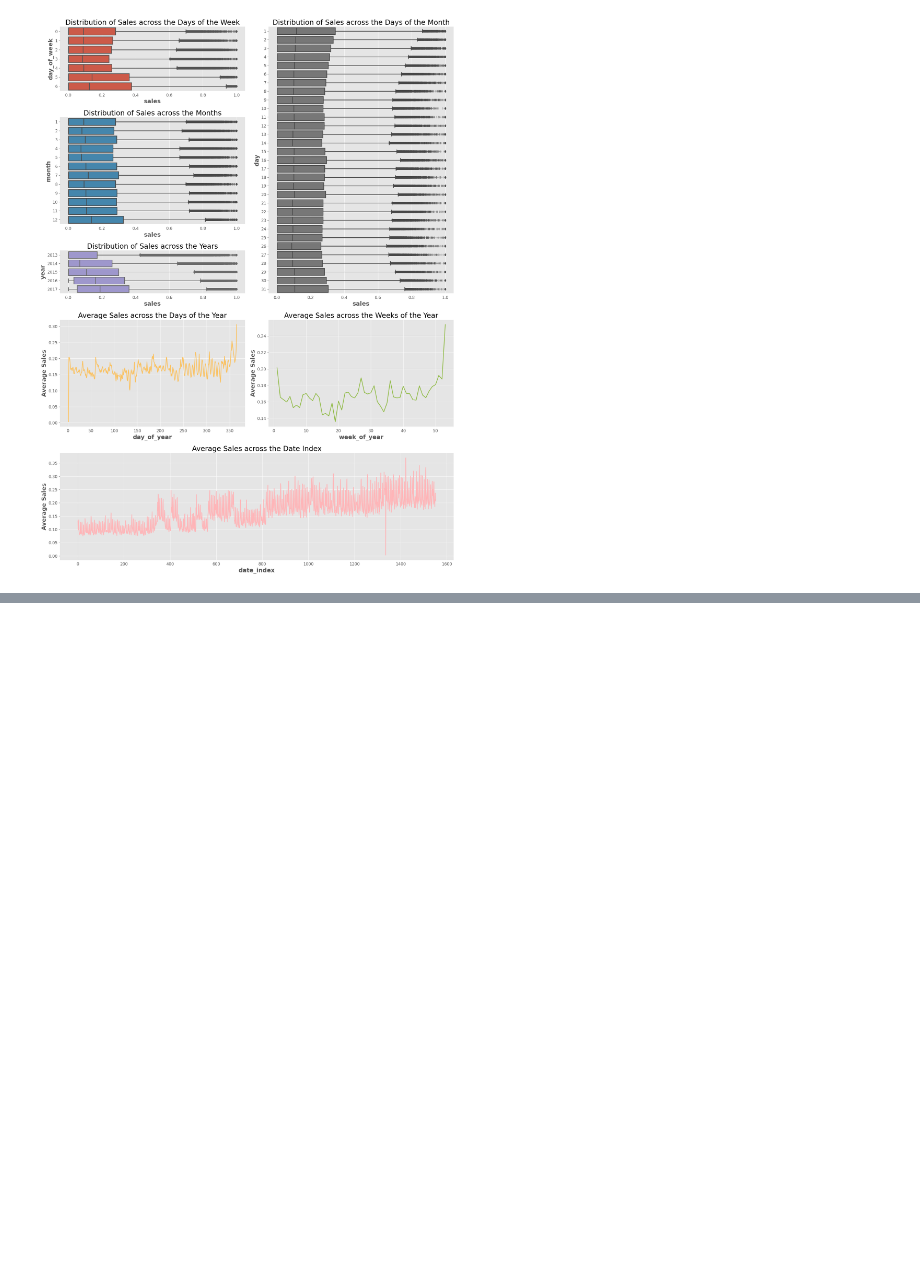
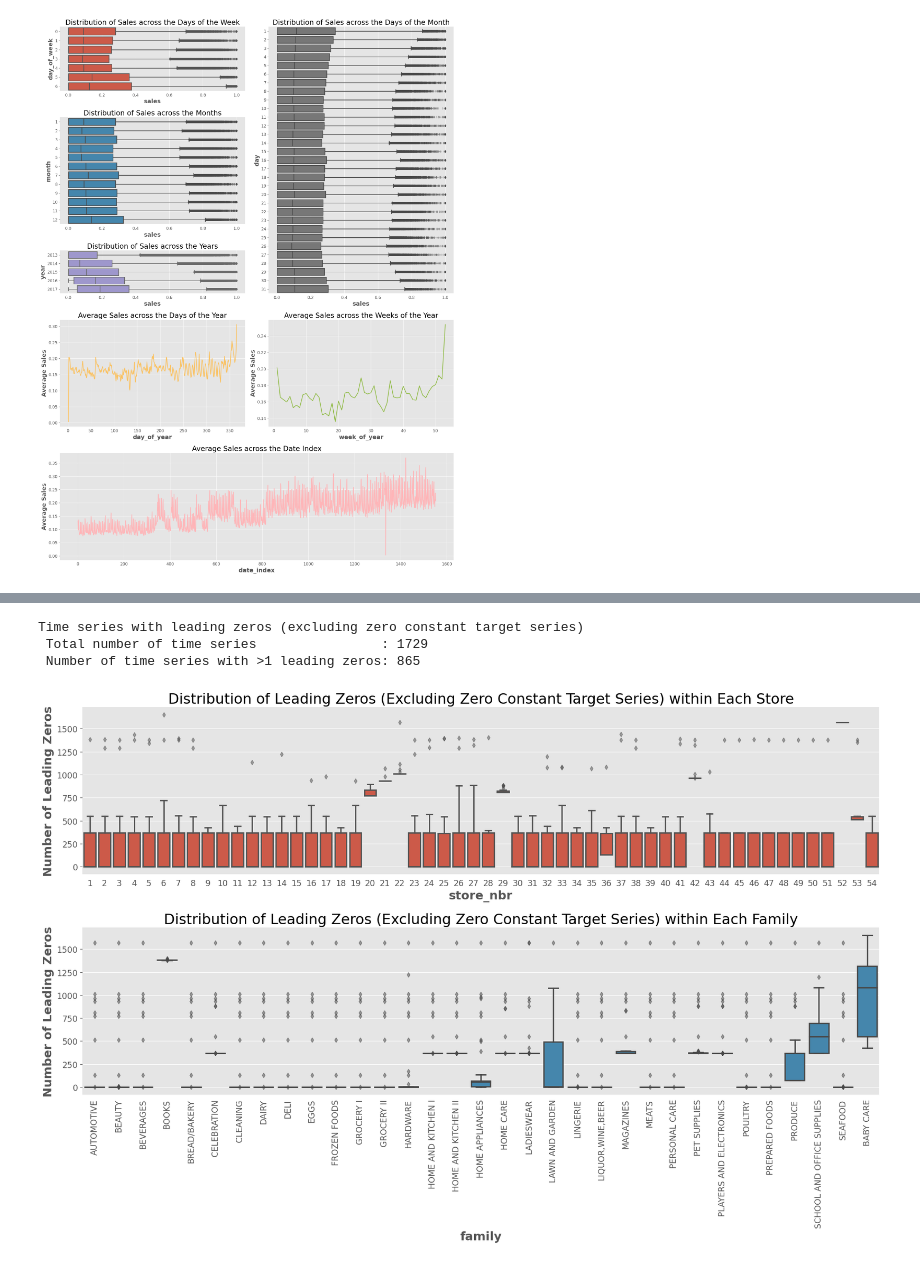
Before and after one commit to avsngh-git/Favorita-store-sales-prediction, a Jupyter notebook: store-sales-time-series-forecasting.ipynb, the cells around one changed output, grey strips where cells are left out. Drawn from its saved outputs; the diff is of its cells as text; code cells hidden in the pictures; blank space fills up the shorter version.

```diff
--- a/store-sales-time-series-forecasting.ipynb
+++ b/store-sales-time-series-forecasting.ipynb
@@ -1575,0 +837,53 @@ df_sample_submission.head()
+# %%
+def count_leading_zeros(x):
+    nonzero_idx = np.where(x!=0)[0]
+    if len(nonzero_idx) > 0:
+        return nonzero_idx[0]
+    else:
+        return len(x)
+
+def plot_leading_zeros_distribution():
+    leading_zeros = sales_ts.apply(count_leading_zeros).to_frame("num_leading_zeros").reset_index()
+    leading_zeros = leading_zeros[leading_zeros.num_leading_zeros.lt(train_len)]
+
+    print(
+        "Time series with leading zeros (excluding zero constant target series)\n",
+        f"Total number of time series                : {len(leading_zeros.index)}\n",
+        f"Number of time series with >1 leading zeros: {leading_zeros.num_leading_zeros.gt(1).sum()}",
+    )
+
+    plot_kwargs = {
+        "linewidth": 2,
+        "flierprops": {"alpha": 0.5},
+    }
+
+    fig = plt.figure(figsize=(18, 12))
+
+    ax0 = sns.boxplot(
+        data=leading_zeros, x="store_nbr", y="num_leading_zeros",
+        color=COLORS[0],
+        ax=fig.add_subplot(211),
+        **plot_kwargs,
+    )
+    plt.ylabel("Number of Leading Zeros")
+    plt.title("Distribution of Leading Zeros (Excluding Zero Constant Target Series) within Each Store")
+
+    ax1 = sns.boxplot(
+        data=leading_zeros, x="family", y="num_leading_zeros",
+        color=COLORS[1],
+        ax=fig.add_subplot(212),
+        **plot_kwargs,
+    )
+    plt.xticks(rotation=90)
+    plt.ylabel("Number of Leading Zeros")
+    plt.title("Distribution of Leading Zeros (Excluding Zero Constant Target Series) within Each Family")
+
+    plt.tight_layout()
+    plt.show()
+
+plot_leading_zeros_distribution()
+# %% [output]
+Time series with leading zeros (excluding zero constant target series)
+ Total number of time series                : 1729
+ Number of time series with >1 leading zeros: 865
+[figure, added]
```
Also changed, not shown: parts of 127 cells of this notebook.
